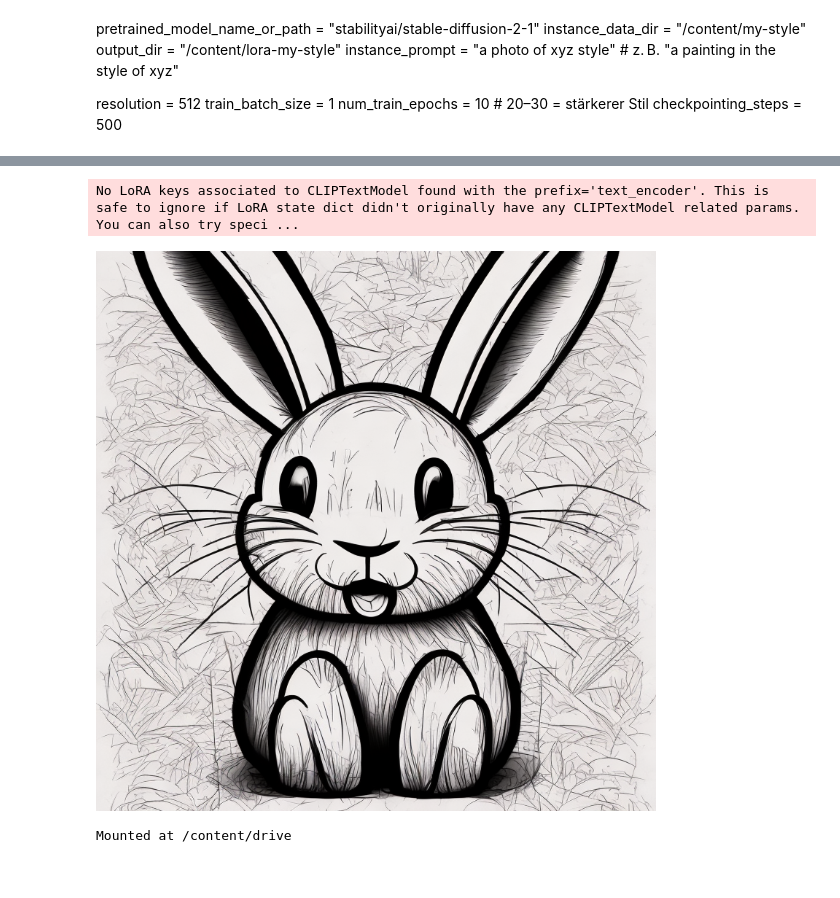
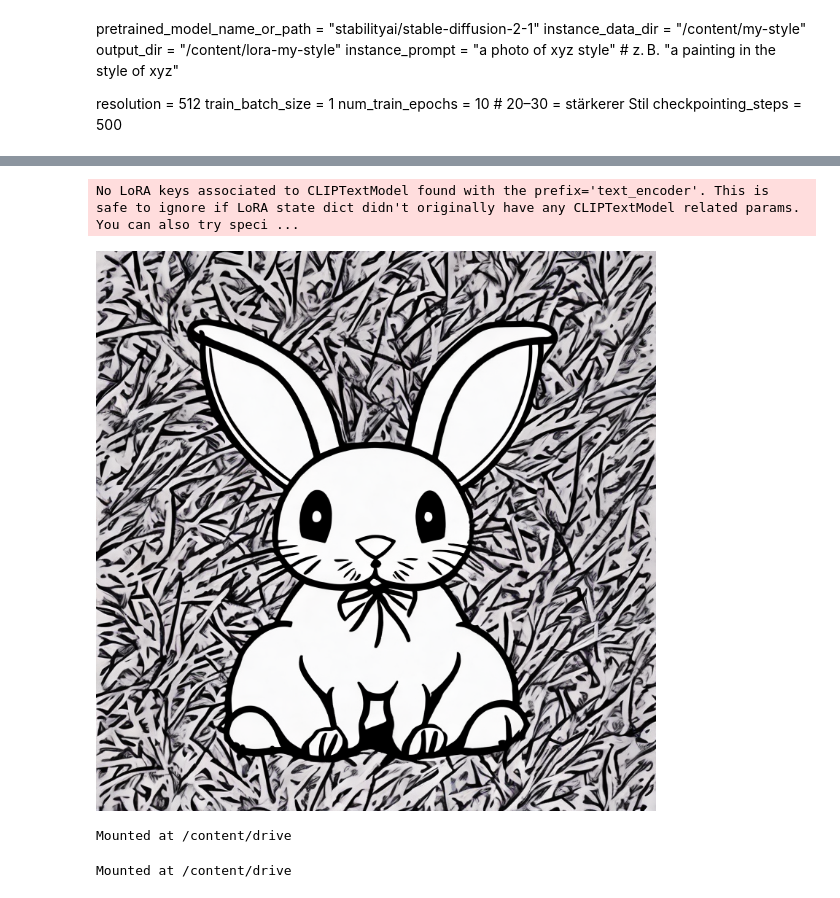
Before and after one commit to 7353Stefanie/ReactProject, a Jupyter notebook: examples/research_projects/gligen/demo.ipynb, the cells around one changed output, grey strips where cells are left out. Drawn from its saved outputs; the diff is of its cells as text; code cells hidden in the pictures.

Commit message:
Mit Colab erstellt

```diff
--- a/examples/research_projects/gligen/demo.ipynb
+++ b/examples/research_projects/gligen/demo.ipynb
@@ -142,28 +193,28 @@ checkpointing_steps = 500
 # %%
 from diffusers import StableDiffusionPipeline
 import torch
 from IPython.display import display
 
 # Basis-Modell laden
 pipe = StableDiffusionPipeline.from_pretrained(
     "stabilityai/stable-diffusion-2-1",
     torch_dtype=torch.float16
 ).to("cuda")
 
 # LoRA-Gewichte laden
-pipe.load_lora_weights("/content/lora-hase")
+pipe.load_lora_weights("/content/drive/MyDrive/lora-hase")
 
 # Bild generieren
-prompt = "a cartoon bunny with a hat at the head in black and white as a drawable picture for kids, very light background, no gray"
+prompt = "a white cartoon bunny in black and white as a drawable picture for kids, no background, no shades, no details, white sky and white ground"
 image = pipe(prompt, num_inference_steps=30, guidance_scale=7.5).images[0]
 
 # Anzeigen
 
 display(image)
 # @title
 # %% [output]
 No LoRA keys associated to CLIPTextModel found with the prefix='text_encoder'. This is safe to ignore if LoRA state dict didn't originally have any CLIPTextModel related params. You can also try speci ...
-[figure, old version]
+[figure, new version]
 # %%
 from google.colab import drive
 drive.mount('/content/drive')
@@ -171,3 +222,8 @@ drive.mount('/content/drive')
 !cp -r /content/lora-hase /content/drive/MyDrive/
 # %% [output]
 Mounted at /content/drive
+# %%
+from google.colab import drive
+drive.mount('/content/drive')
+# %% [output]
+Mounted at /content/drive
```
Also changed, not shown: parts of 6 cells of this notebook.
